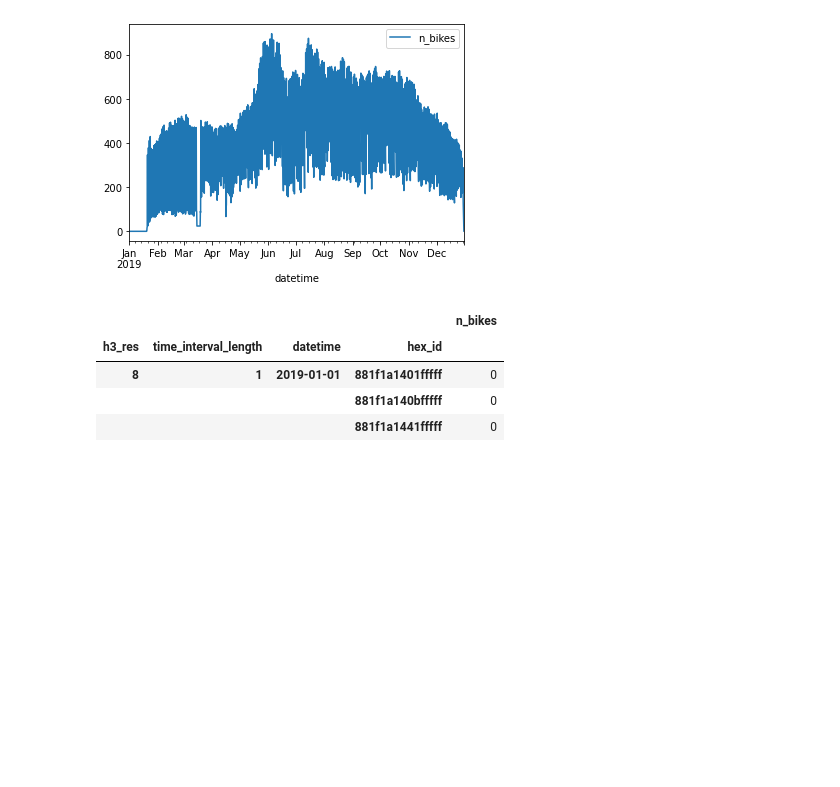
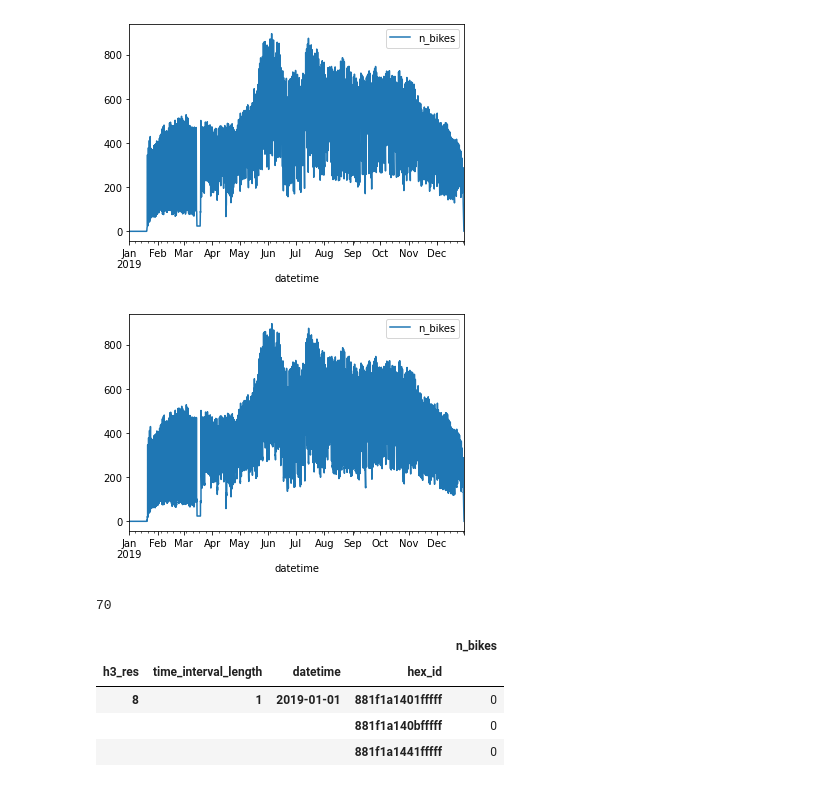
Before and after one commit to mogottsch/aaa-2022-magma, a Jupyter notebook: 01_data_collection_and_preperation/02_availability_aggregation.ipynb, the cells around one changed output. Cells and saved outputs as stored; diff of their text form; code cells hidden in the pictures; blank space fills up the shorter version.

```diff
--- a/01_data_collection_and_preperation/02_availability_aggregation.ipynb
+++ b/01_data_collection_and_preperation/02_availability_aggregation.ipynb
@@ -101,6 +98,17 @@ for h3_res, time_interval_length in tqdm(
 availability = pd.concat(results)
 # %%
 availability.index.names = ['h3_res', 'time_interval_length', 'datetime', 'hex_id']
+# %%
+ar = availability.xs((8,1)).reset_index()
+# %%
+ar.groupby('datetime').sum().plot()
+plt.show()
+# %% [output]
+[figure, added]
+# %%
+ar.n_bikes.max()
+# %% [output]
+70
 # %%
 availability.head(3)
 # %% [output]
```
Also changed, not shown: parts of 1 cell of this notebook.
